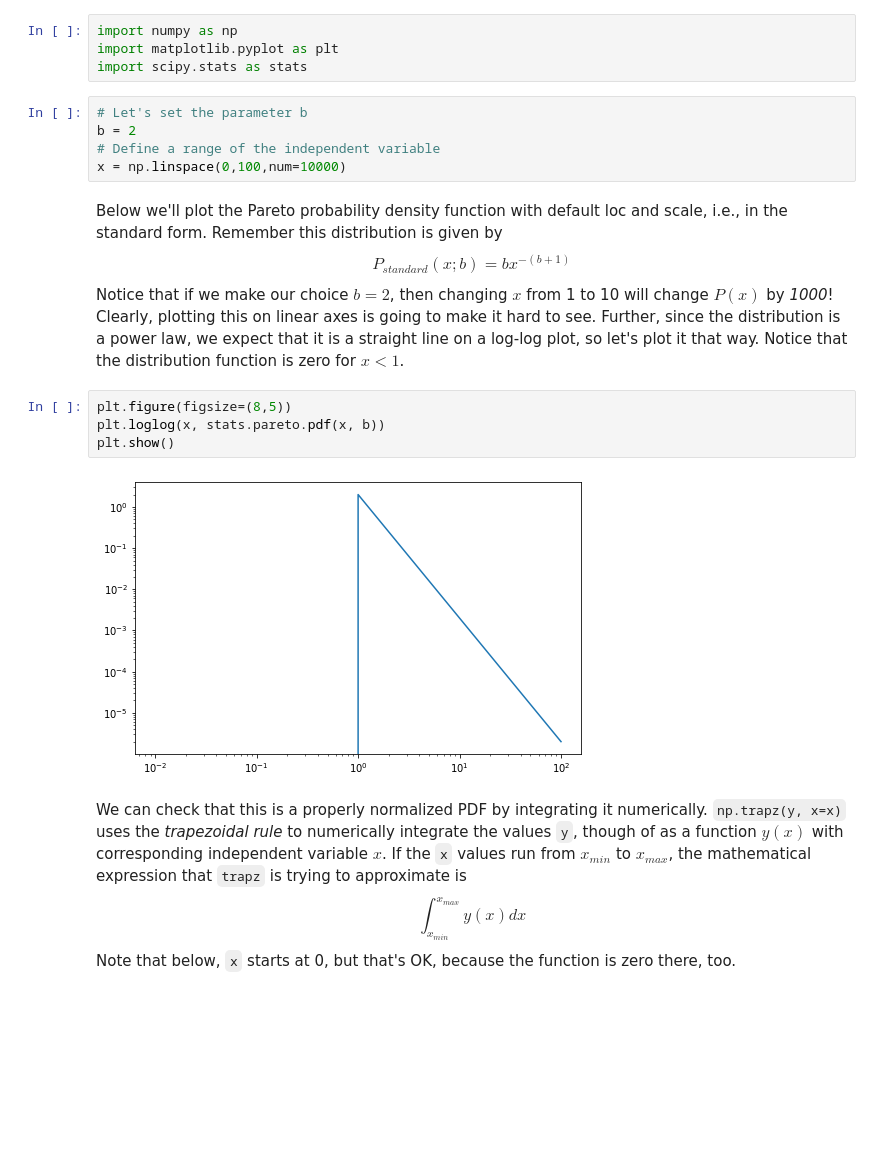
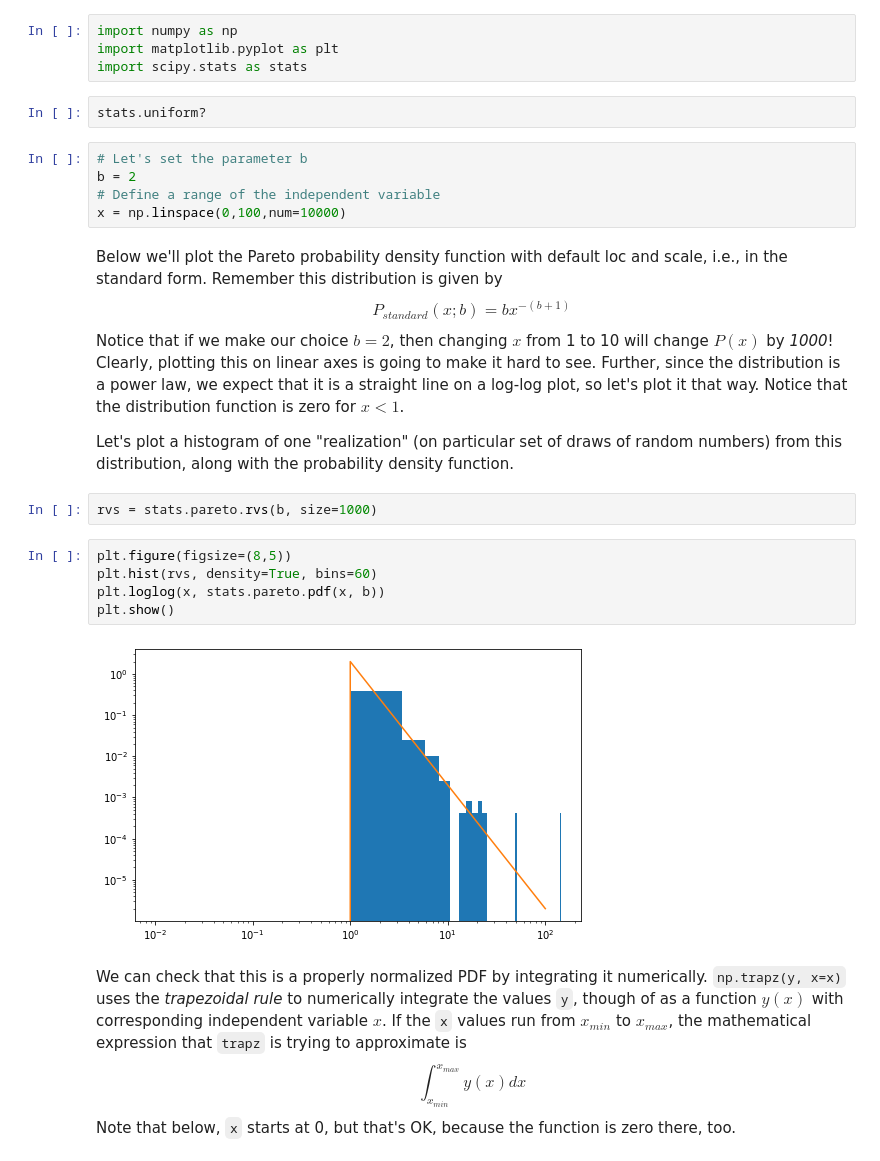
Before and after one commit to jaguirre/ASTR250CourseMaterial, a Jupyter notebook: TheParetoDistribution.ipynb, the cells around one changed output. Cells and saved outputs as stored; diff of their text form; blank space fills up the shorter version.

```diff
--- a/TheParetoDistribution.ipynb
+++ b/TheParetoDistribution.ipynb
@@ -2,6 +2,8 @@
 import numpy as np
 import matplotlib.pyplot as plt
 import scipy.stats as stats
+# %%
+stats.uniform?
 # %%
 # Let's set the parameter b
 b = 2
@@ -13,12 +15,17 @@ Below we'll plot the Pareto probability density function with default loc and sc
 P_{standard}(x; b) = b x^{-(b+1)}
 \end{equation}
 Notice that if we make our choice $b=2$, then changing $x$ from 1 to 10 will change $P(x)$ by *1000*!  Clearly, plotting this on linear axes is going to make it hard to see.  Further, since the distribution is a power law, we expect that it is a straight line on a log-log plot, so let's plot it that way.  Notice that the distribution function is zero for $x < 1$.
+
+Let's plot a histogram of one "realization" (on particular set of draws of random numbers) from this distribution, along with the probability density function.
+# %%
+rvs = stats.pareto.rvs(b, size=1000)
 # %%
 plt.figure(figsize=(8,5))
+plt.hist(rvs, density=True, bins=60)
 plt.loglog(x, stats.pareto.pdf(x, b))
 plt.show()
 # %% [output]
-[figure, old version]
+[figure, new version]
 # %% [markdown]
 We can check that this is a properly normalized PDF by integrating it numerically. `np.trapz(y, x=x)` uses the *trapezoidal rule* to numerically integrate the values `y`, though of as a function $y(x)$ with corresponding independent variable $x$.  If the `x` values run from $x_{min}$ to $x_{max}$, the mathematical expression that `trapz` is trying to approximate is
 \begin{equation}
```
Also changed, not shown: parts of 2 cells of this notebook.
